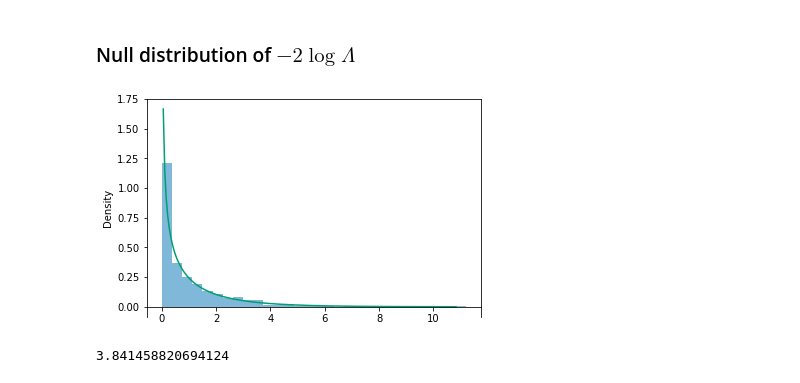
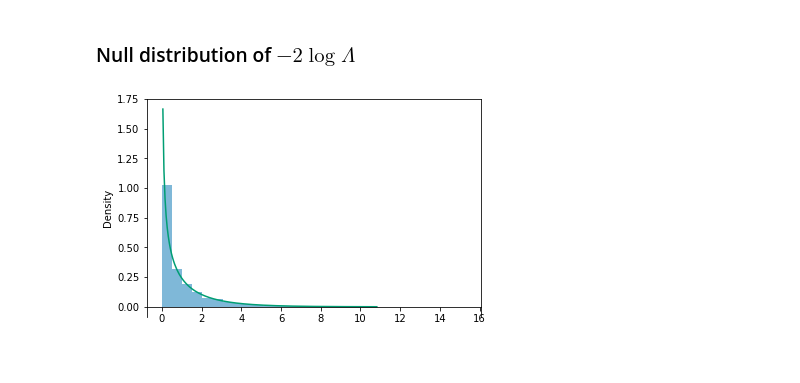
Before and after one commit to kevindavisross/stat427, a Jupyter notebook: Notebook06-LRT.ipynb, the cells around one changed output. Saved outputs shown, nothing was run; the diff lists cells and outputs as text; code cells hidden in the pictures.

```diff
--- a/Notebook06-LRT.ipynb
+++ b/Notebook06-LRT.ipynb
@@ -360,27 +360,23 @@ Normal(mu0, sigma / sqrt(n)).pdf(mean(x)) / Normal(mu_mle, sigma / sqrt(n)).pdf(
 # %%
 mu0 = 98.6
 sigma = 1
 n = 4
 
 from numpy import prod
 
 def L0(x):
     return prod([Normal(mu0, sigma).pdf(xi) for xi in x])
 
 def Lmax(x):
     return prod([Normal(mean(x), sigma).pdf(xi) for xi in x])
 
 
 P0 = Normal(mu0, sigma) ** n
 Lambda_num = RV(P0, L0)
 Lambda_den = RV(P0, Lmax)
 Lambda = Lambda_num / Lambda_den
 
-(-2 * log(Lambda)).sim(1000).plot()
+(-2 * log(Lambda)).sim(10000).plot()
 ChiSquare(1).plot()
 # %% [output]
-[figure, old version]
+[figure, new version]
-# %%
-ChiSquare(1).quantile(1 - 0.05)
-# %% [output]
-3.841458820694124
```
Also changed, not shown: parts of 11 cells of this notebook.
